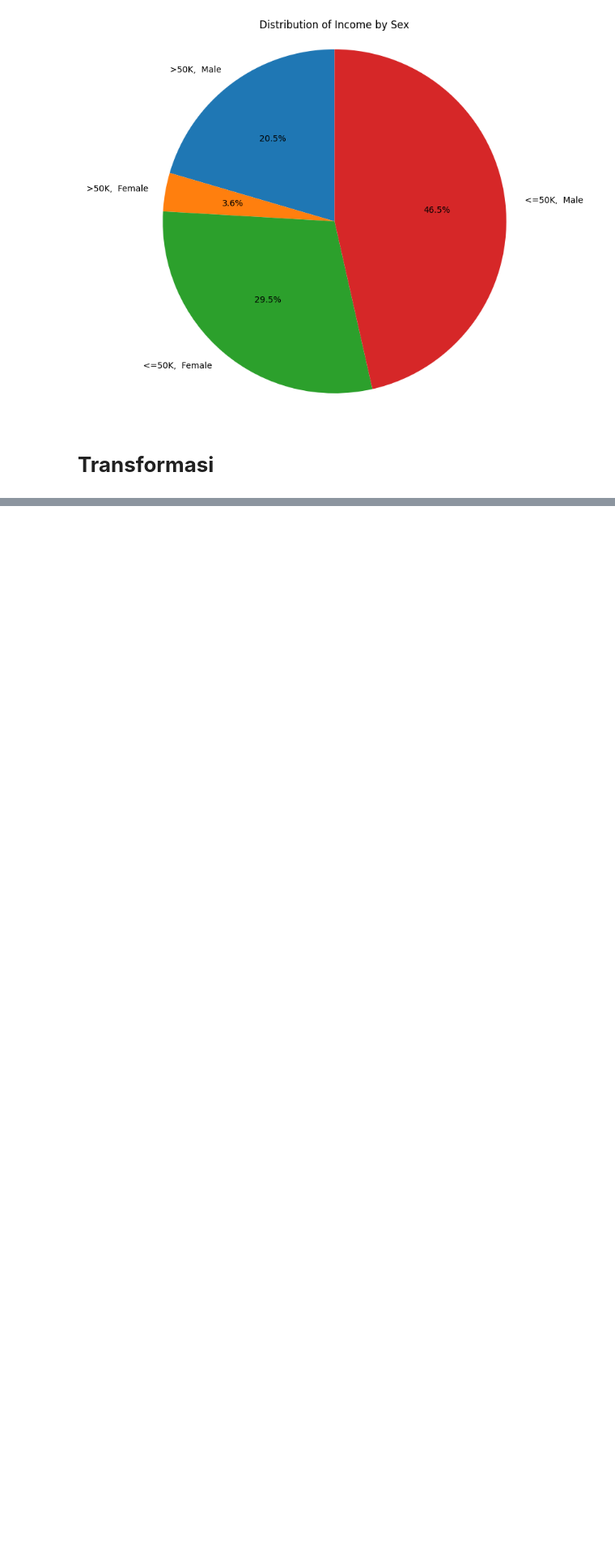
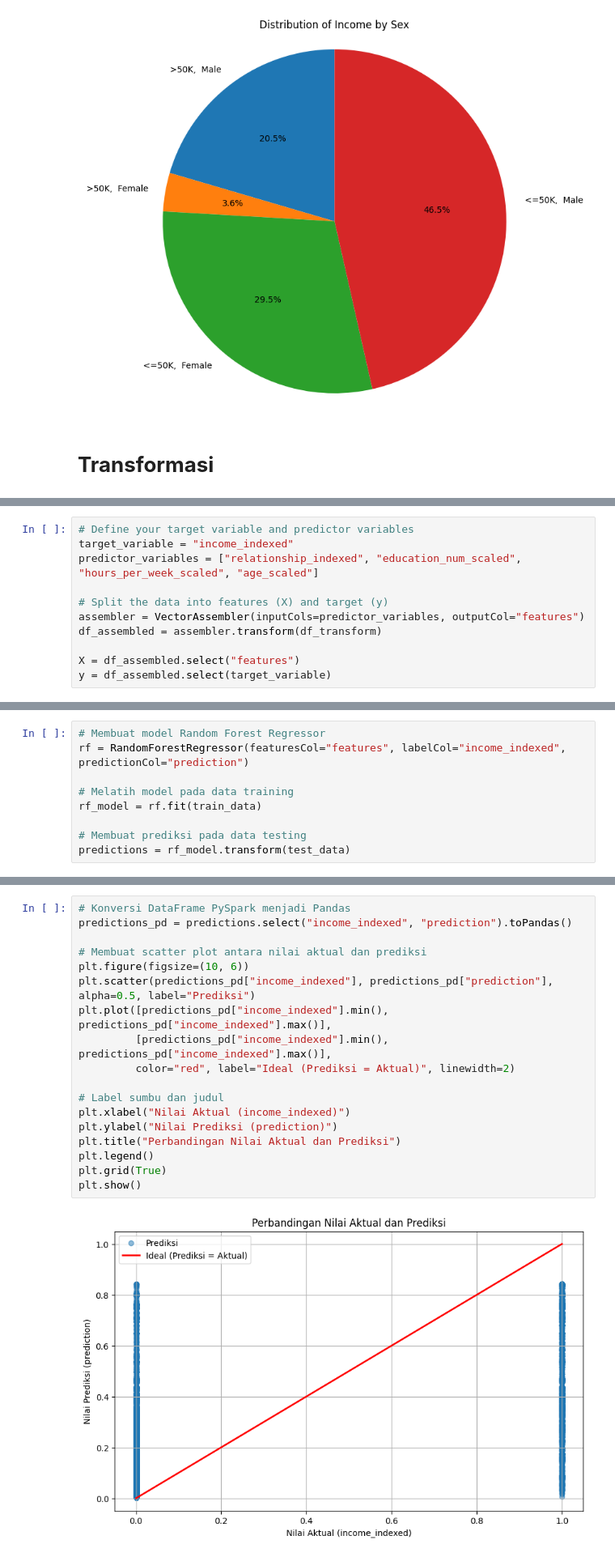
Before and after one commit to firarru/PySpark, a Jupyter notebook: Assesmen_CLO3_Kelompok_4.ipynb, the cells around one changed output, grey strips where cells are left out. Shown at 81% size. Cells and saved outputs as stored; diff of their text form; blank space fills up the shorter version.

```diff
--- a/Assesmen_CLO3_Kelompok_4.ipynb
+++ b/Assesmen_CLO3_Kelompok_4.ipynb
@@ -334,0 +395,11 @@ only showing top 5 rows
+# %%
+# Define your target variable and predictor variables
+target_variable = "income_indexed"
+predictor_variables = ["relationship_indexed", "education_num_scaled", "hours_per_week_scaled", "age_scaled"]
+
+# Split the data into features (X) and target (y)
+assembler = VectorAssembler(inputCols=predictor_variables, outputCol="features")
+df_assembled = assembler.transform(df_transform)
+
+X = df_assembled.select("features")
+y = df_assembled.select(target_variable)
@@ -334,0 +416,9 @@ only showing top 5 rows
+# %%
+# Membuat model Random Forest Regressor
+rf = RandomForestRegressor(featuresCol="features", labelCol="income_indexed", predictionCol="prediction")
+
+# Melatih model pada data training
+rf_model = rf.fit(train_data)
+
+# Membuat prediksi pada data testing
+predictions = rf_model.transform(test_data)
@@ -334,0 +463,20 @@ only showing top 5 rows
+# %%
+# Konversi DataFrame PySpark menjadi Pandas
+predictions_pd = predictions.select("income_indexed", "prediction").toPandas()
+
+# Membuat scatter plot antara nilai aktual dan prediksi
+plt.figure(figsize=(10, 6))
+plt.scatter(predictions_pd["income_indexed"], predictions_pd["prediction"], alpha=0.5, label="Prediksi")
+plt.plot([predictions_pd["income_indexed"].min(), predictions_pd["income_indexed"].max()],
+         [predictions_pd["income_indexed"].min(), predictions_pd["income_indexed"].max()],
+         color="red", label="Ideal (Prediksi = Aktual)", linewidth=2)
+
+# Label sumbu dan judul
+plt.xlabel("Nilai Aktual (income_indexed)")
+plt.ylabel("Nilai Prediksi (prediction)")
+plt.title("Perbandingan Nilai Aktual dan Prediksi")
+plt.legend()
+plt.grid(True)
+plt.show()
+# %% [output]
+[figure, added]
```
Also changed, not shown: parts of 13 cells of this notebook.
